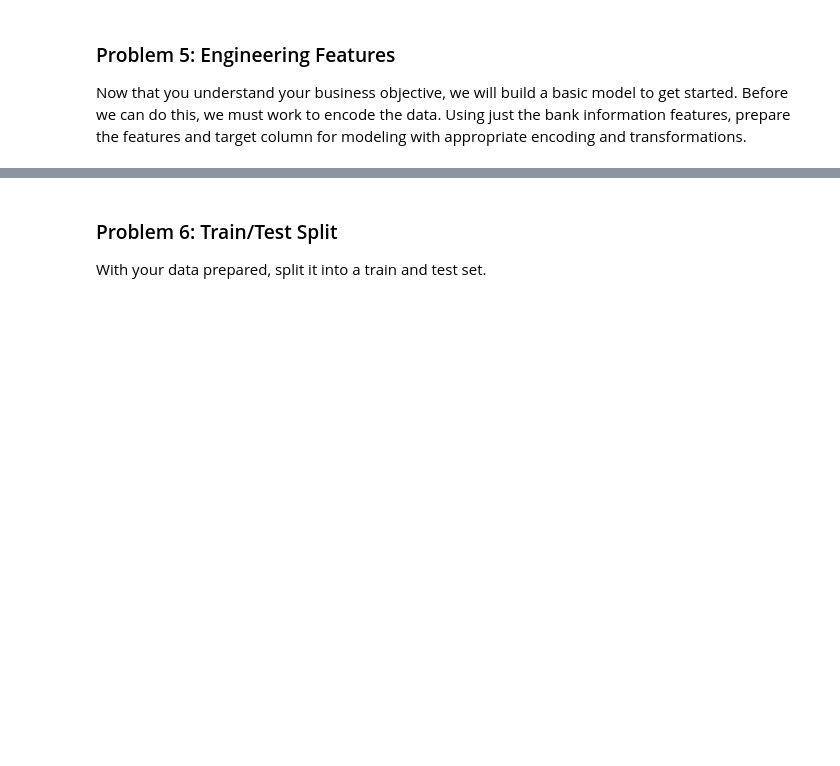
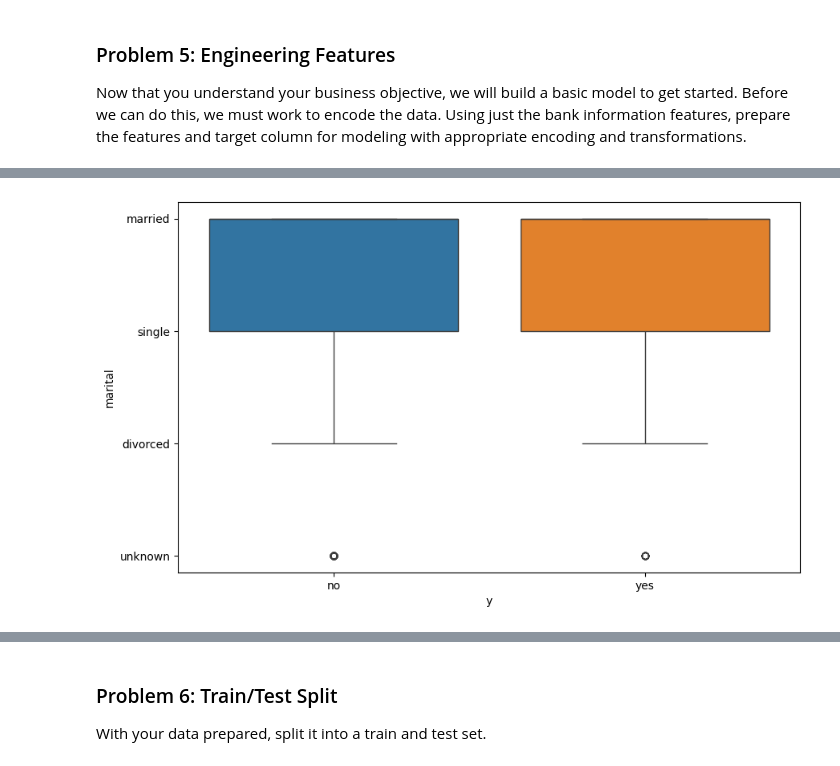
Before and after one commit to RichArden1900/PracticalApplication3_Module17, a Jupyter notebook: Assignment 17.1 Classifiers Starter/prompt_III.ipynb, the cells around one changed output, grey strips where cells are left out. Drawn from its saved outputs; the diff is of its cells as text; code cells hidden in the pictures; blank space fills up the shorter version.

```diff
--- a/Assignment 17.1 Classifiers Starter/prompt_III.ipynb
+++ b/Assignment 17.1 Classifiers Starter/prompt_III.ipynb
@@ -97,0 +166,5 @@ Now that you understand your business objective, we will build a basic model to
+# %%
+plt.figure(figsize=(10, 6))
+sns.boxplot(x = 'y', y = 'marital', data = df, hue = "y");
+# %% [output]
+[figure, added]
```
Also changed, not shown: parts of 29 cells of this notebook.
